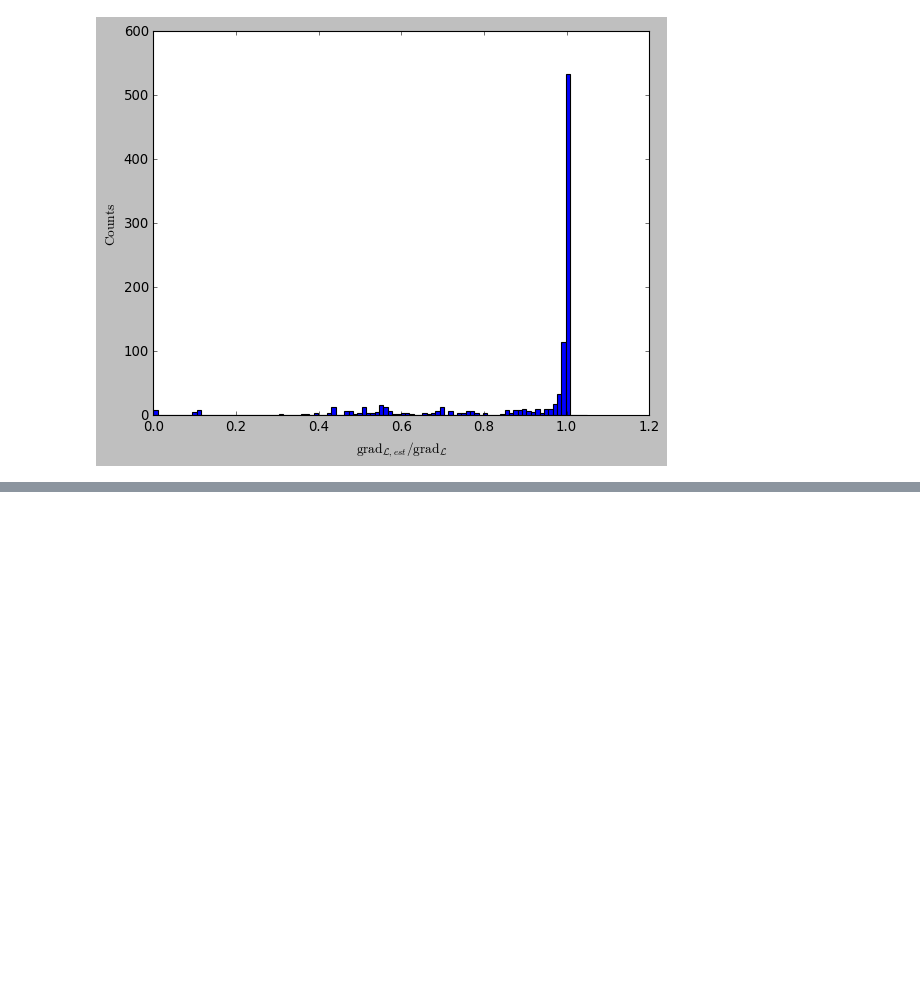
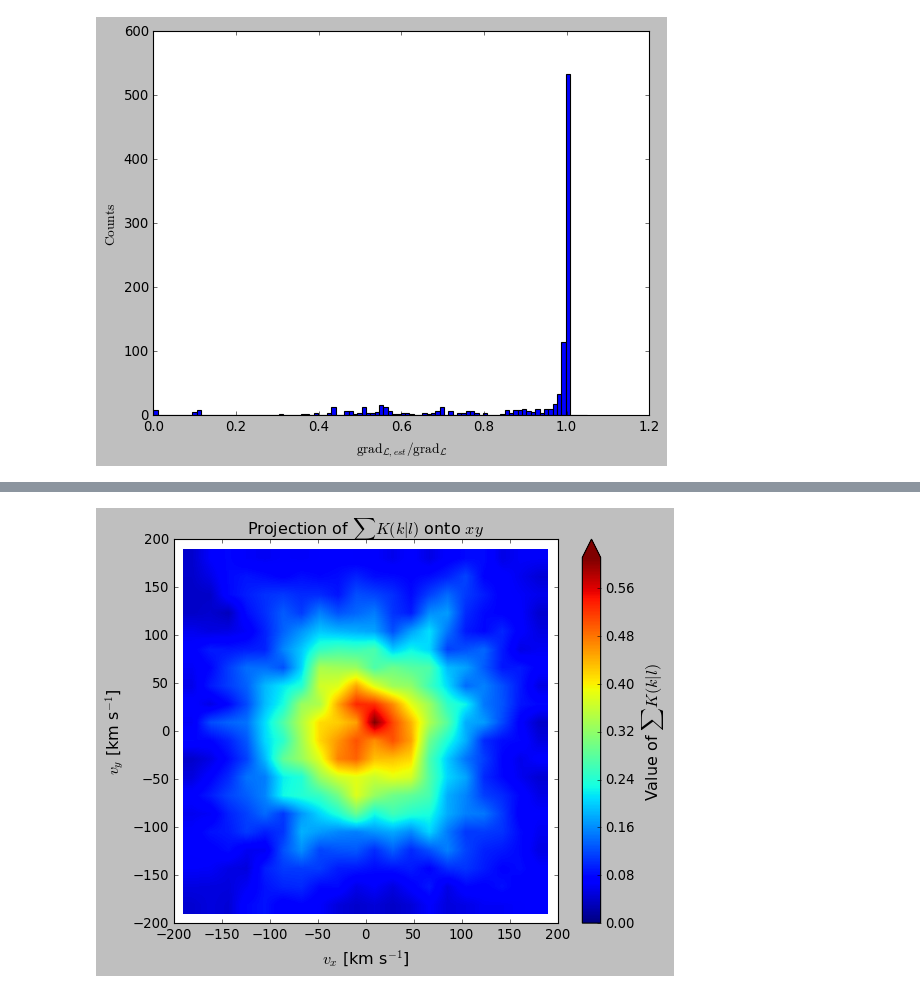
Before and after one commit to PaulMcMillan-Astro/DeprojectionProject, a Jupyter notebook: InitialDeprojectionNotebook.ipynb, the cells around one changed output, grey strips where cells are left out. Cells and saved outputs as stored; diff of their text form; code cells hidden in the pictures; blank space fills up the shorter version.

```diff
--- a/InitialDeprojectionNotebook.ipynb
+++ b/InitialDeprojectionNotebook.ipynb
@@ -309,0 +454,4 @@ twon
+# %%
+plot_K('xy', pvals, rhatvals, vmin, dv, n)
+# %% [output]
+[figure, added]
```
Also changed, not shown: parts of 18 cells of this notebook, 6 other files.
